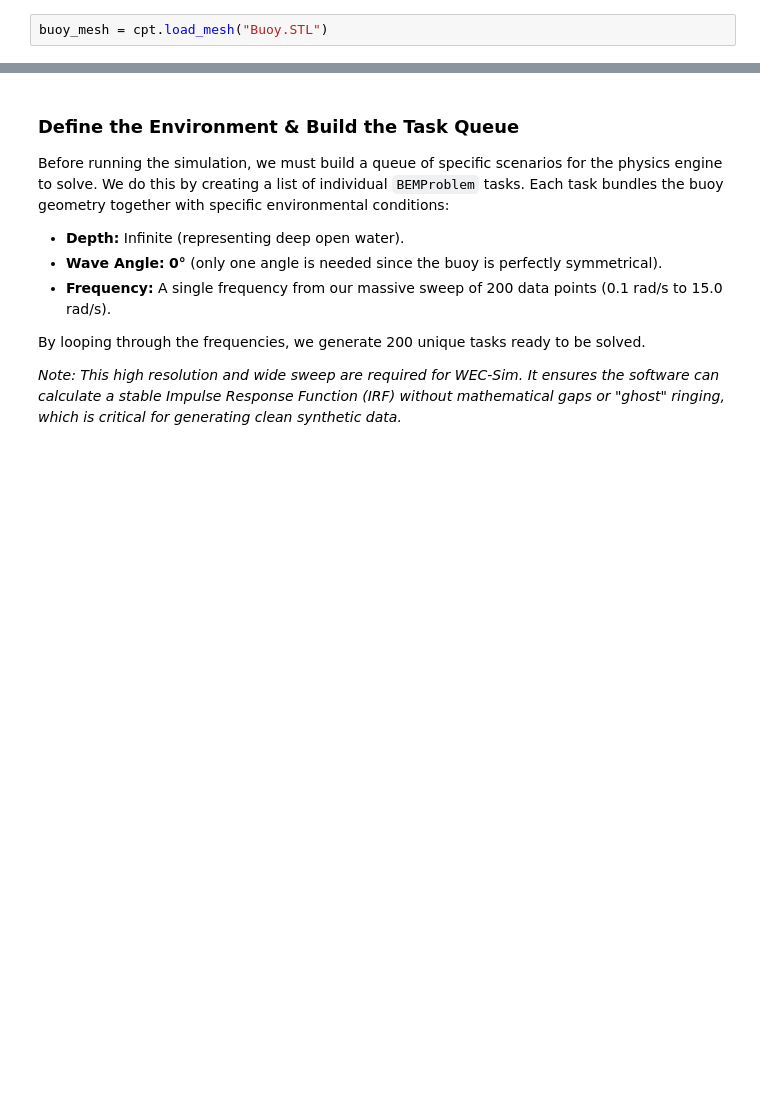
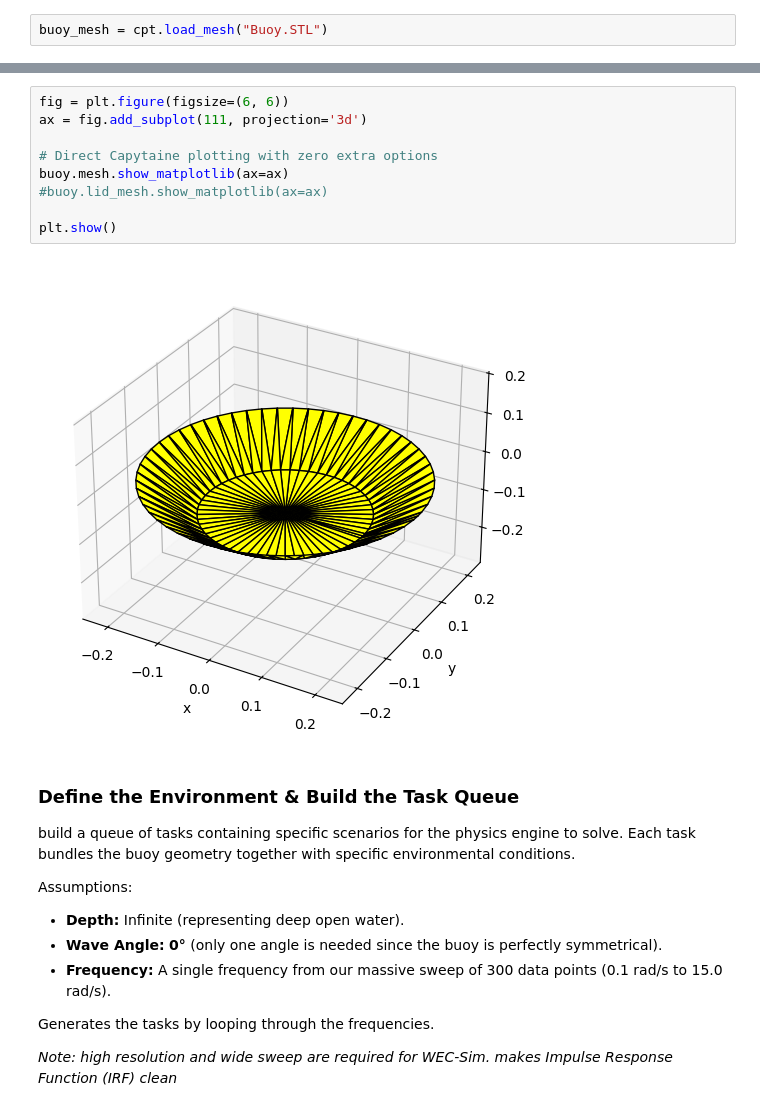
Before and after one commit to liamGaeuman/buoy-wave-processing, a Jupyter notebook: capytaine_hydrodynamics.ipynb, the cells around one changed output, grey strips where cells are left out. Saved outputs shown, nothing was run; the diff lists cells and outputs as text; blank space fills up the shorter version.

Commit message:
capytaine python updates

```diff
--- a/capytaine_hydrodynamics.ipynb
+++ b/capytaine_hydrodynamics.ipynb
@@ -76,12 +79,24 @@ ValueError: zero-size array to reduction operation minimum which has no identity
+# %%
+fig = plt.figure(figsize=(6, 6))
+ax = fig.add_subplot(111, projection='3d')
+
+# Direct Capytaine plotting with zero extra options
+buoy.mesh.show_matplotlib(ax=ax)
+#buoy.lid_mesh.show_matplotlib(ax=ax)
+
+plt.show()
+# %% [output]
+[figure, added]
 # %% [markdown]
 ### Define the Environment & Build the Task Queue
-Before running the simulation, we must build a queue of specific scenarios for the physics engine to solve. We do this by creating a list of individual `BEMProblem` tasks. Each task bundles the buoy geometry together with specific environmental conditions:
+build a queue of tasks containing specific scenarios for the physics engine to solve. Each task bundles the buoy geometry together with specific environmental conditions.
 
+Assumptions:
 * **Depth:** Infinite (representing deep open water).
 * **Wave Angle:** **0°** (only one angle is needed since the buoy is perfectly symmetrical).
-* **Frequency:** A single frequency from our massive sweep of 200 data points (0.1 rad/s to 15.0 rad/s).
+* **Frequency:** A single frequency from our massive sweep of 300 data points (0.1 rad/s to 15.0 rad/s).
 
-By looping through the frequencies, we generate 200 unique tasks ready to be solved.
+Generates the tasks by looping through the frequencies.
 
-*Note: This high resolution and wide sweep are required for WEC-Sim. It ensures the software can calculate a stable Impulse Response Function (IRF) without mathematical gaps or "ghost" ringing, which is critical for generating clean synthetic data.*
+*Note: high resolution and wide sweep are required for WEC-Sim. makes Impulse Response Function (IRF) clean*
 # %%
```
Also changed, not shown: parts of 13 cells of this notebook.
